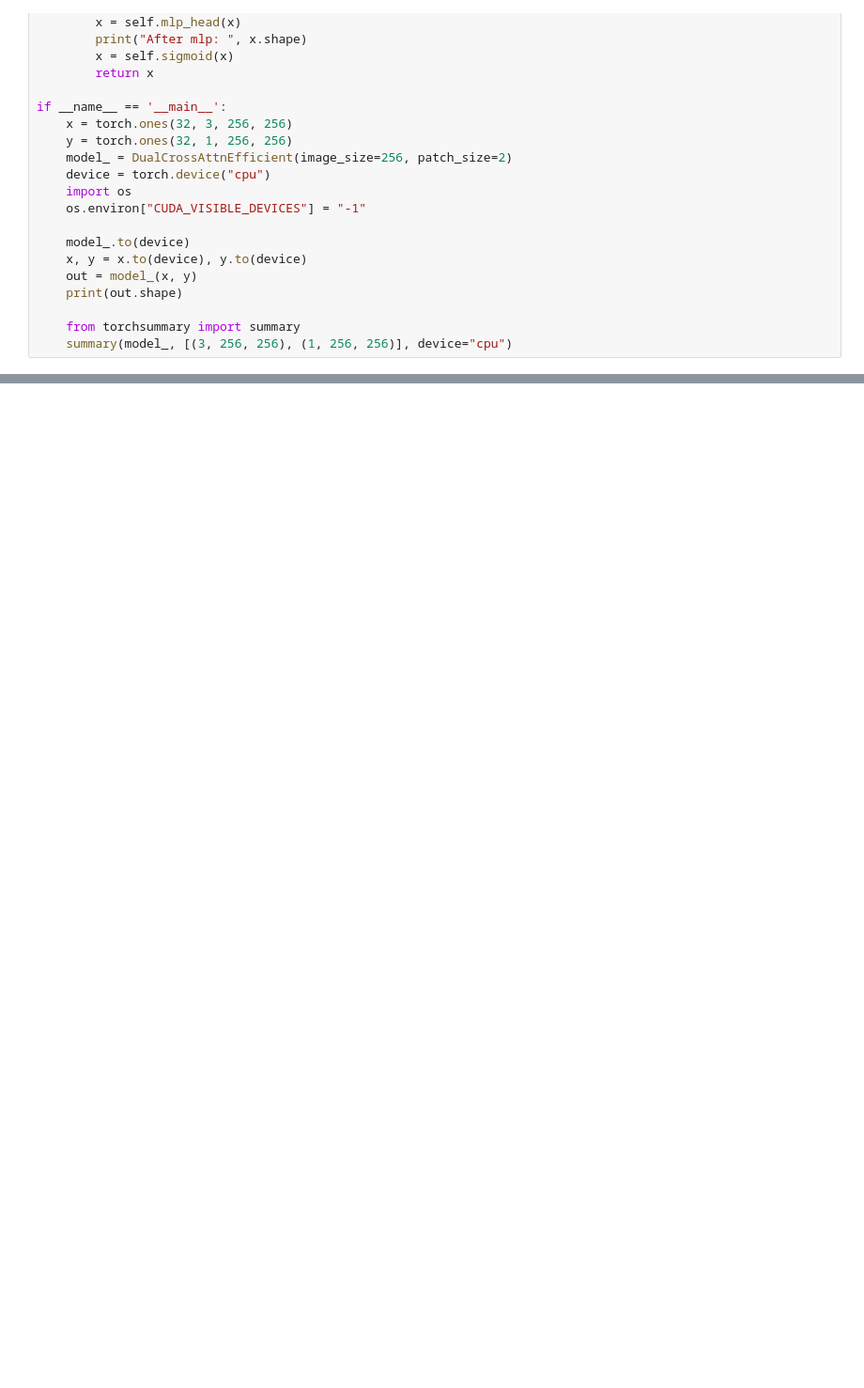
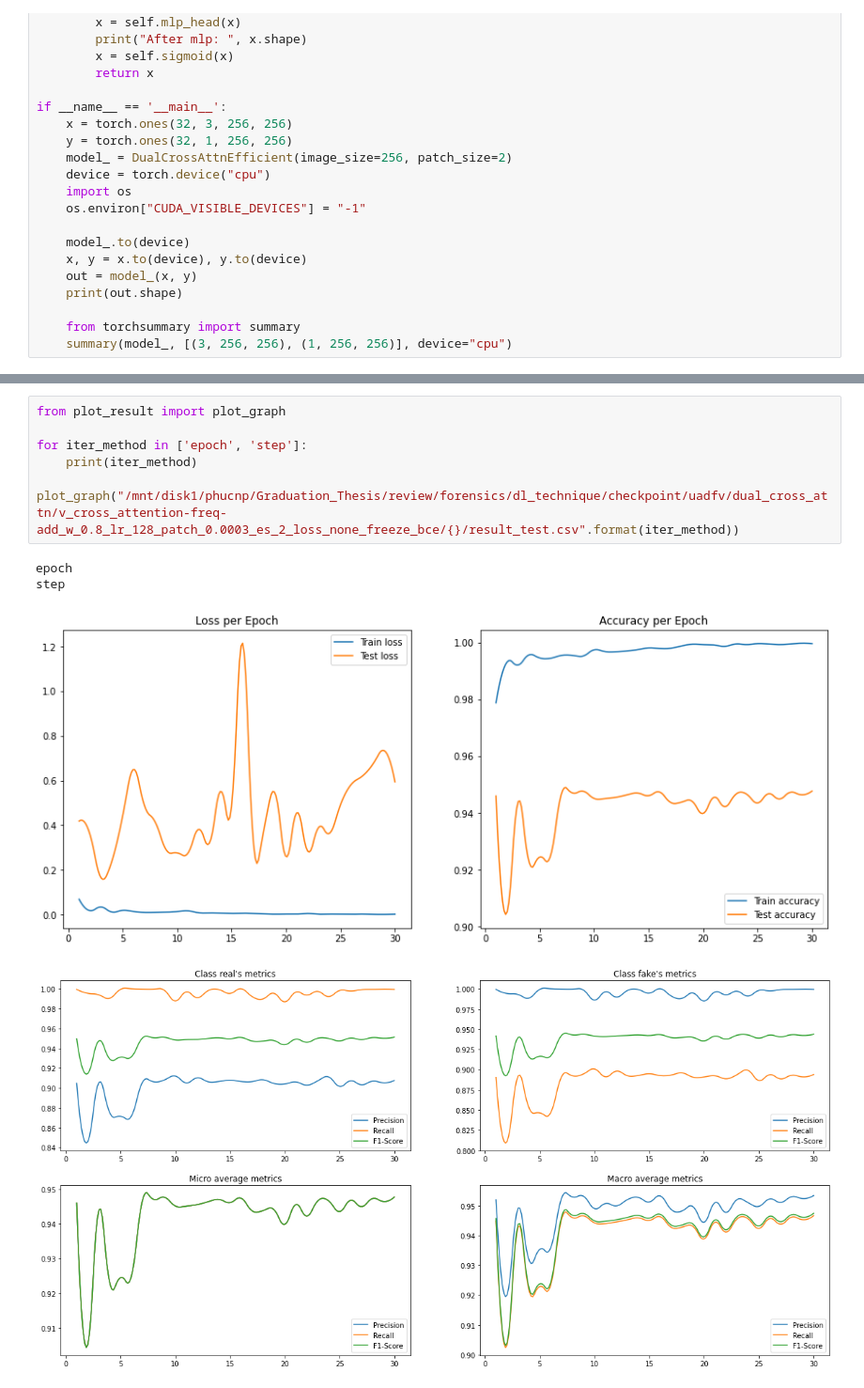
Before and after one commit to phuc180155/facial-fake-detection, a Jupyter notebook: forensics/dl_technique/test.ipynb, the cells around one changed output, grey strips where cells are left out. Shown at 94% size. Saved outputs shown, nothing was run; the diff lists cells and outputs as text; blank space fills up the shorter version.

Commit message:
add plot

```diff
--- a/forensics/dl_technique/test.ipynb
+++ b/forensics/dl_technique/test.ipynb
@@ -828,0 +829,11 @@ for a, b in zip(['1', '2', '3', '4'], [1, 2, 3, 4]):
+# %%
+from plot_result import plot_graph
+
+for iter_method in ['epoch', 'step']:
+    print(iter_method)
+    plot_graph("/mnt/disk1/phucnp/Graduation_Thesis/review/forensics/dl_technique/checkpoint/uadfv/dual_cross_attn/v_cross_attention-freq-add_w_0.8_lr_128_patch_0.0003_es_2_loss_none_freeze_bce/{}/result_test.csv".format(iter_method))
+# %% [output]
+epoch
+step
+[figure, added]
+[figure, added]
```
Also changed, not shown: parts of 3 cells of this notebook, 1 other file.
